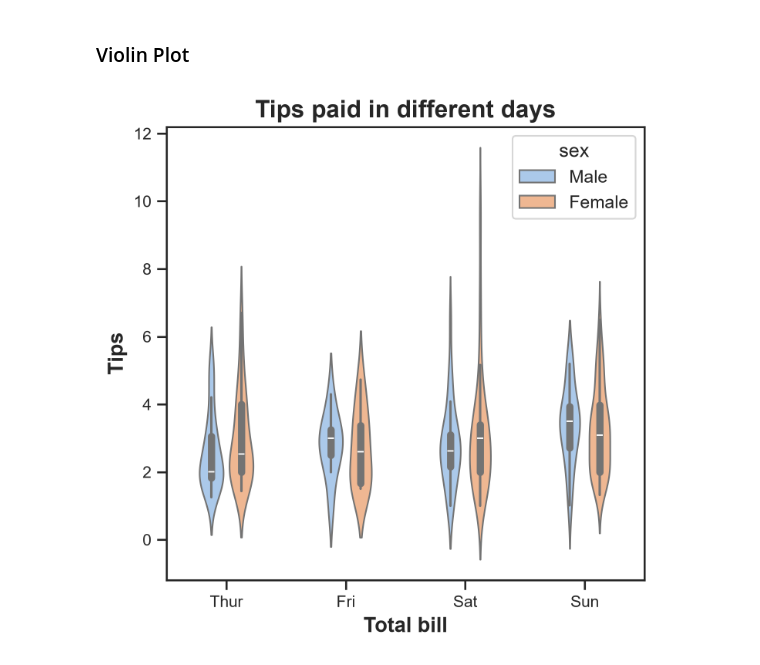
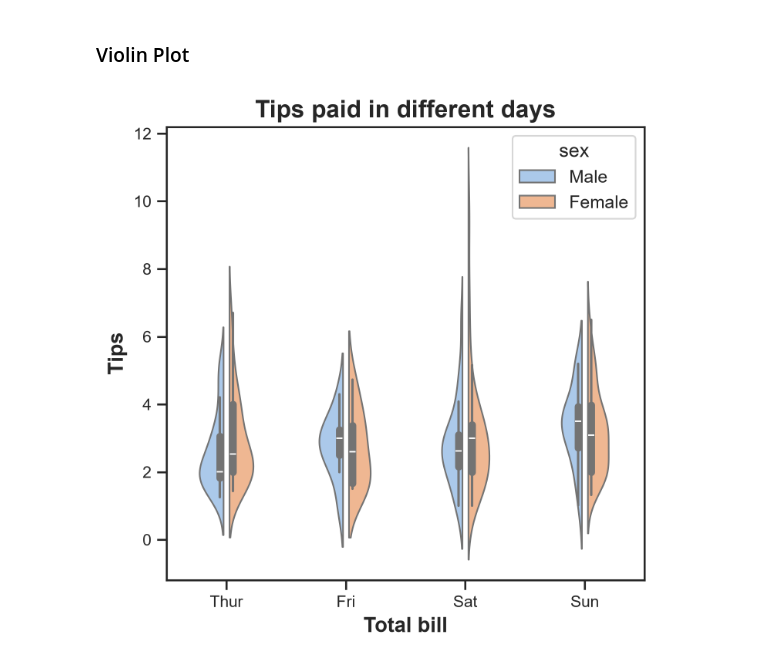
Before and after one commit to devmahbe/100_Numpy_Problems_With_Solutions, a Jupyter notebook: Week 7/Matplotlib.ipynb, the cells around one changed output. Cells and saved outputs as stored; diff of their text form; code cells hidden in the pictures.

```diff
--- a/Week 7/Matplotlib.ipynb
+++ b/Week 7/Matplotlib.ipynb
@@ -617,30 +617,31 @@ plt.tight_layout()
 # %%
 plt.figure(figsize=(5,5) ,dpi =300)
 
 sns.violinplot(data=tips_df,
             x="day",
             y="tip",
             hue="sex",
             width=0.5,
             linewidth=1,
             gap=0.2,
+            split=True
             )
 
 plt.xlabel("Total bill",
            fontsize=13,
            fontweight="bold")
 
 plt.ylabel("Tips",
            fontsize=13,
            fontweight="bold")
 
 plt.title("Tips paid in different days",
           fontsize=15,
           fontweight="bold")
 
 plt.xticks(fontsize=10)
 plt.yticks(fontsize=10)
 
 plt.tight_layout()
 # %% [output]
-[figure, old version]
+[figure, new version]
```
Also changed, not shown: 1 other file.
